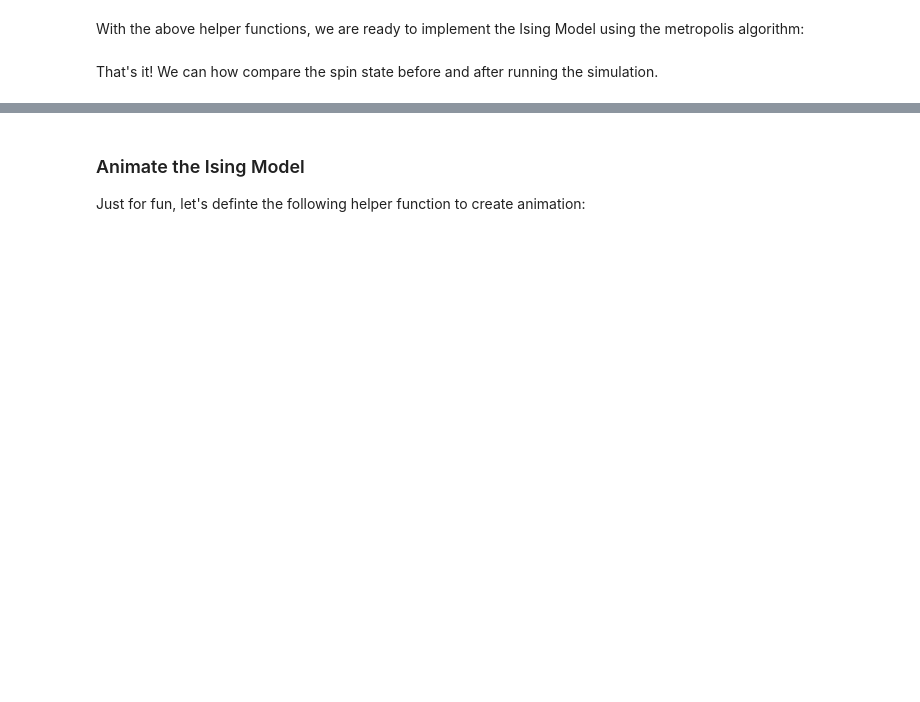
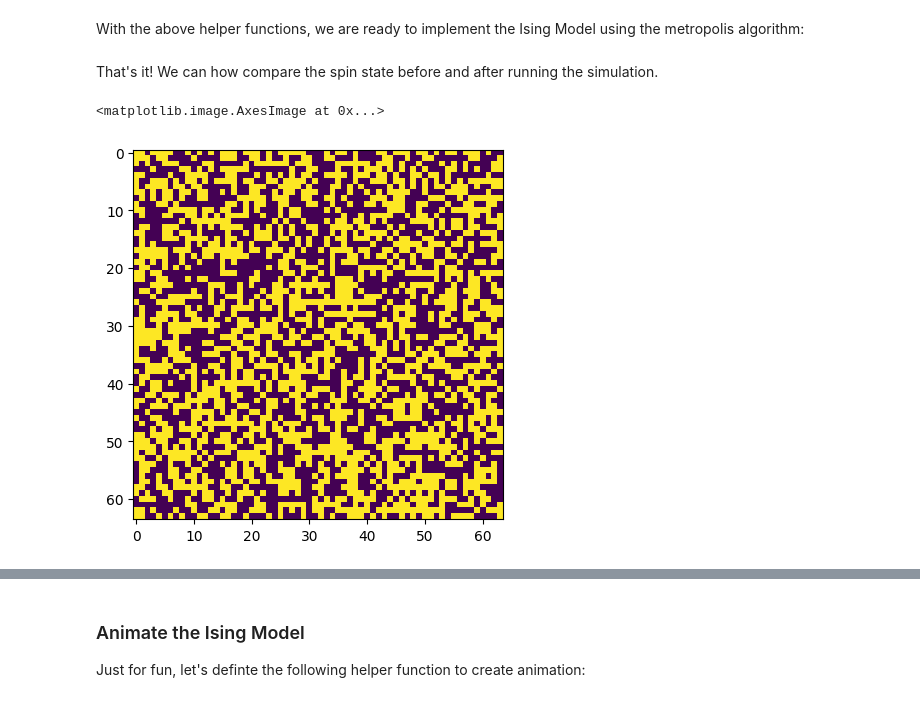
Before and after one commit to Austin1521/PHYS305, a Jupyter notebook: docs/19/notes.ipynb, the cells around one changed output, grey strips where cells are left out. Cells and saved outputs as stored; diff of their text form; code cells hidden in the pictures; blank space fills up the shorter version.

```diff
--- a/docs/19/notes.ipynb
+++ b/docs/19/notes.ipynb
@@ -173,5 +234,10 @@ That's it!
 We can how compare the spin state before and after running the simulation.
 # %%
 # HANDSON: visualize the initial spin state
+
+plt.imshow(ising)
+# %% [output]
+<matplotlib.image.AxesImage at 0x...>
+[figure, added]
 # %%
 # HANDSON: run the simuluation for, e.g., 100,000 steps
```
Also changed, not shown: parts of 26 cells of this notebook, 2 other files.
